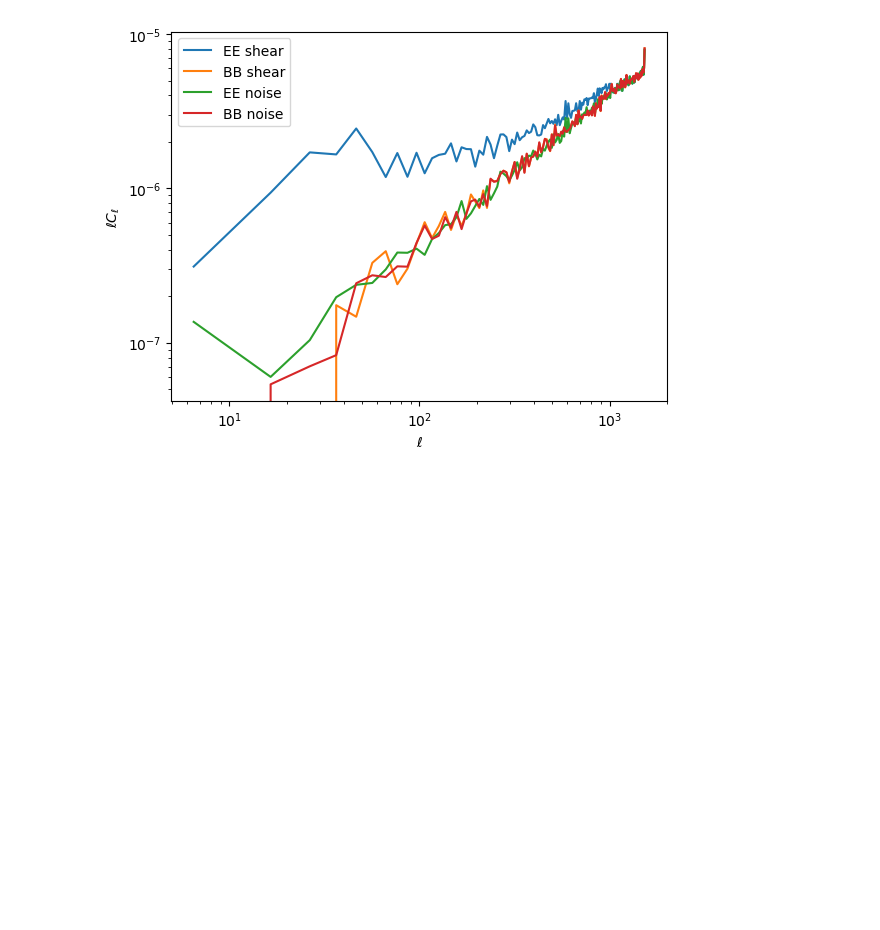
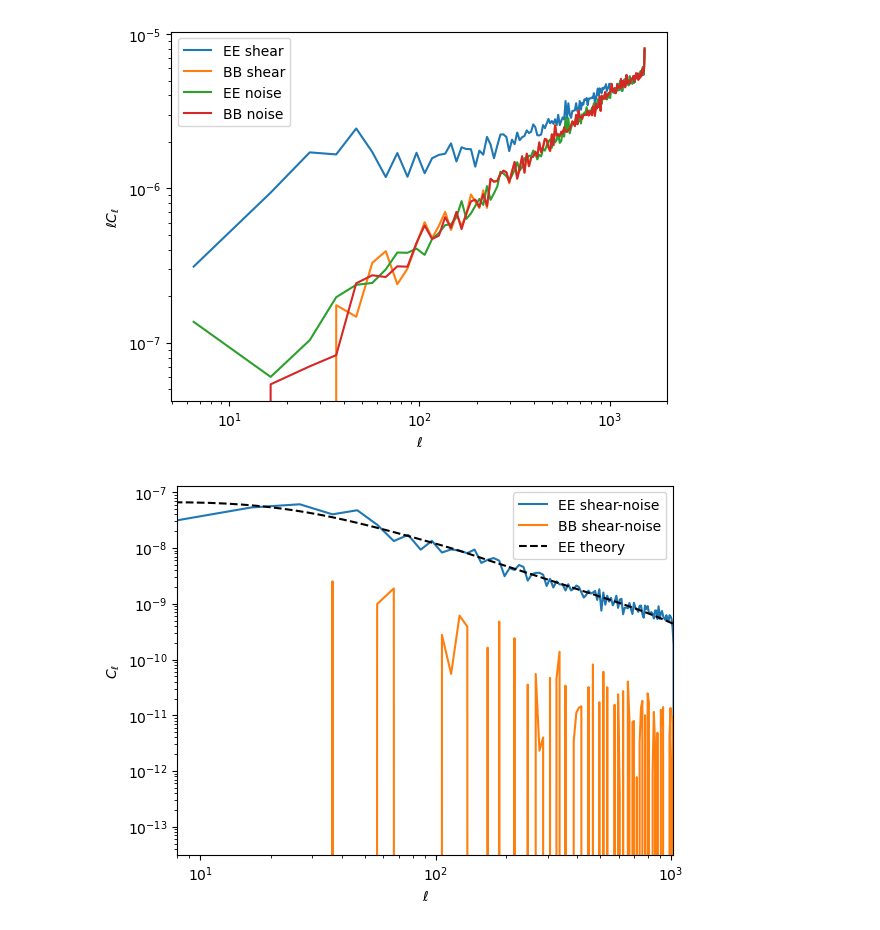
Before and after one commit to sachaguer/UNIONS_forward_model, a Jupyter notebook: notebooks/summary_statistics.ipynb, the cells around one changed output. Drawn from its saved outputs; the diff is of its cells as text; code cells hidden in the pictures; blank space fills up the shorter version.

```diff
--- a/notebooks/summary_statistics.ipynb
+++ b/notebooks/summary_statistics.ipynb
@@ -77,3 +81,60 @@ plt.yscale('log')
 plt.show()
 # %% [output]
 [figure]
+# %%
+#Check against theory
+#Load parameters for the cosmology
+h = sim['cosmo_params']["h"]
+Om = sim['cosmo_params']["Omega_m"]
+Ob = sim['cosmo_params']["Omega_b"]
+Oc = Om - Ob
+ns = sim['cosmo_params']["n_s"]
+m_nu = sim['cosmo_params']["m_nu"]
+w = sim['cosmo_params']["w"]
+As = sim['cosmo_params']["A_s"]
+
+redshift_distr = np.loadtxt(sim['config']['redshift_distribution']['path_dndz'])
+
+nside=512
+lmax = 2*nside
+
+pars = camb.set_params(H0=100*h, omch2=Oc*h**2, ombh2=Ob*h**2, ns=ns, mnu=m_nu, w=w, As=As, WantTransfer=True, NonLinear=camb.model.NonLinear_both)
+Onu = pars.omeganu
+Oc = Om - Ob - Onu
+pars = camb.set_params(H0=100*h, omch2=Oc*h**2, ombh2=Ob*h**2, ns=ns, mnu=m_nu, w=w, As=As, WantTransfer=True, NonLinear=camb.model.NonLinear_both)
+
+#get the angular power spectra of the lensing map
+sim_cls = sim['bin_4']['cl_FS_gamma']
+
+z, dndz = redshift_distr[:, 0], redshift_distr[:, 4]
+
+#getthe expected cl's from CAMB
+pars.min_l = 1
+pars.set_for_lmax(lmax)
+pars.SourceWindows = [
+    camb.sources.SplinedSourceWindow(z=z, W=dndz, source_type='lensing')
+]
+theory_cls = camb.get_results(pars).get_source_cls_dict(lmax=lmax, raw_cl=True)
+
+l = np.arange(lmax+1)
+pw = hp.pixwin(nside, lmax=lmax)
+m_bias = sim['nuisance_parameters']['bin_4']['m_bias']
+
+plt.figure()
+
+plt.plot(ell_eff, cl_shear[0]-cl_noise[0], label='EE shear-noise')
+plt.plot(ell_eff, cl_shear[3]-cl_noise[3], label='BB shear-noise')
+plt.plot(l, theory_cls['W1xW1']*pw**2*(1+m_bias)**2, label='EE theory', ls='--', color='black')
+
+plt.xlabel('$\ell$')
+plt.ylabel('$C_\ell$')
+
+plt.legend()
+
+plt.xlim(8, lmax)
+plt.xscale('log')
+plt.yscale('log')
+
+plt.show()
+# %% [output]
+[figure, added]
```
Also changed, not shown: parts of 16 cells of this notebook, 5 other files.
